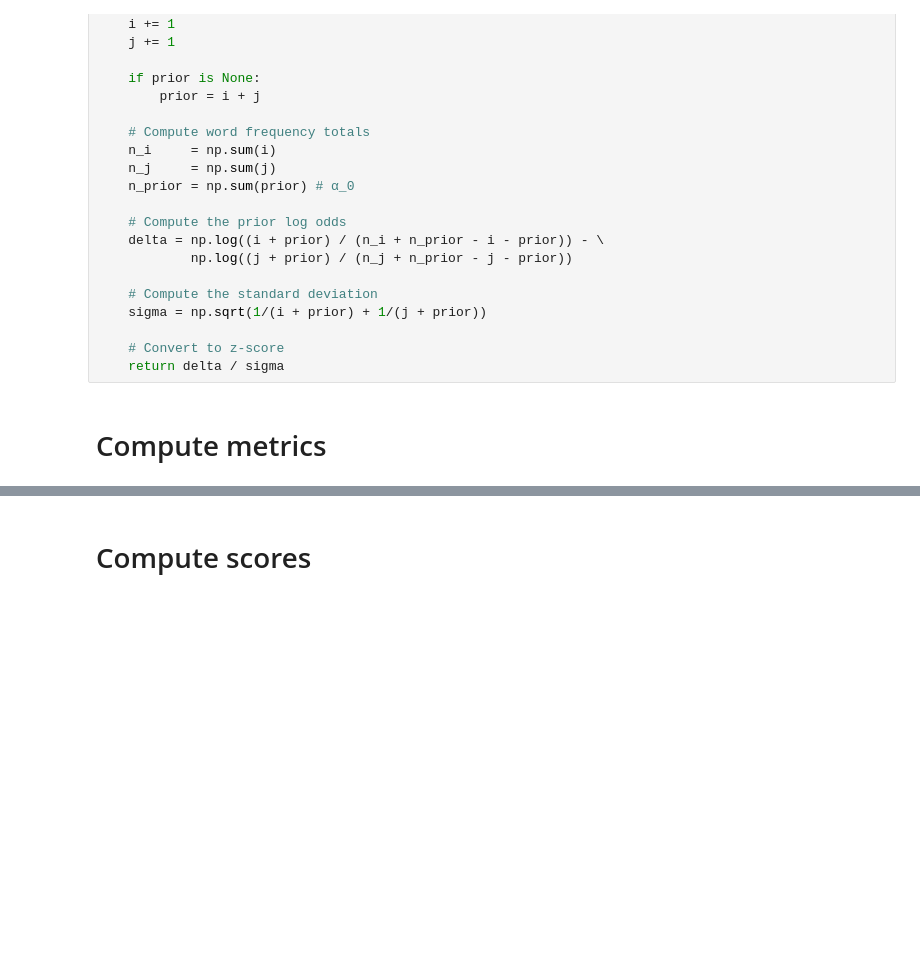
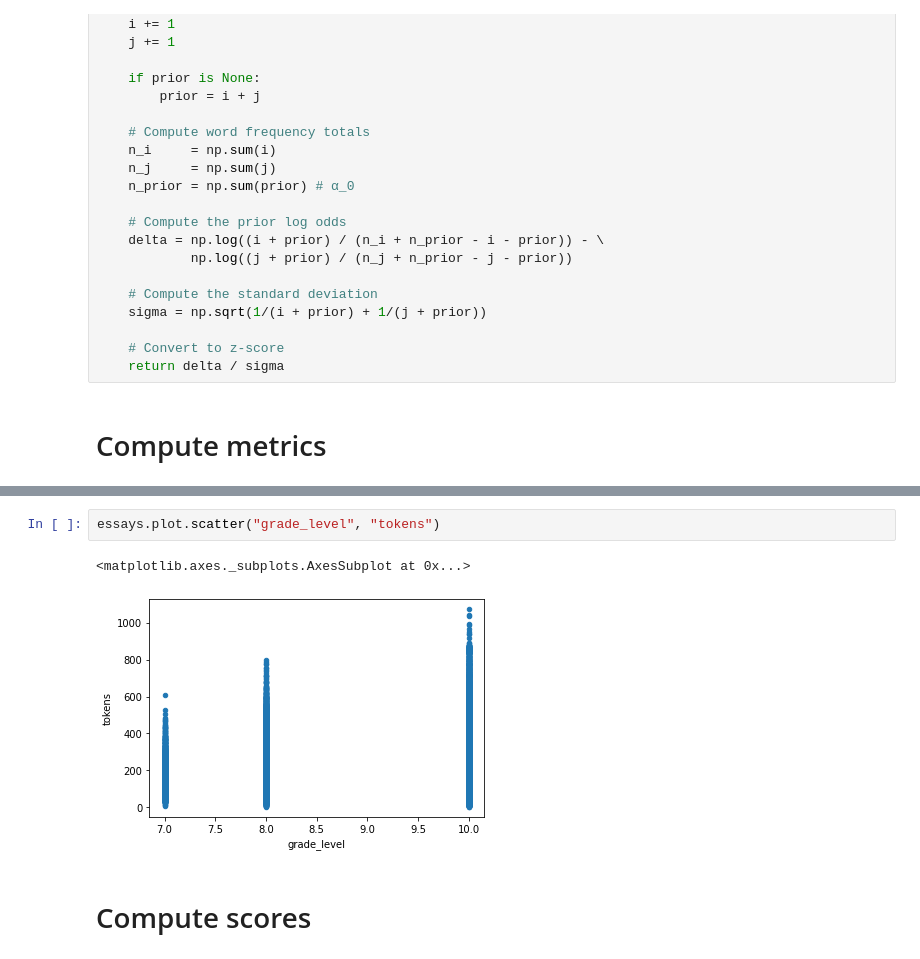
Before and after one commit to alexklapheke/essay, a Jupyter notebook: code/0-Parse_data-EDA.ipynb, the cells around one changed output, grey strips where cells are left out. Cells and saved outputs as stored; diff of their text form; blank space fills up the shorter version.

```diff
--- a/code/0-Parse_data-EDA.ipynb
+++ b/code/0-Parse_data-EDA.ipynb
@@ -249,3 +346,8 @@ Done! Parsed 12976 items in 0:08.
+# %%
+essays.plot.scatter("grade_level", "tokens")
+# %% [output]
+<matplotlib.axes._subplots.AxesSubplot at 0x...>
+[figure, added]
 # %% [markdown]
 # Compute scores
 # %%
```
Also changed, not shown: parts of 20 cells of this notebook, 31 other files.
